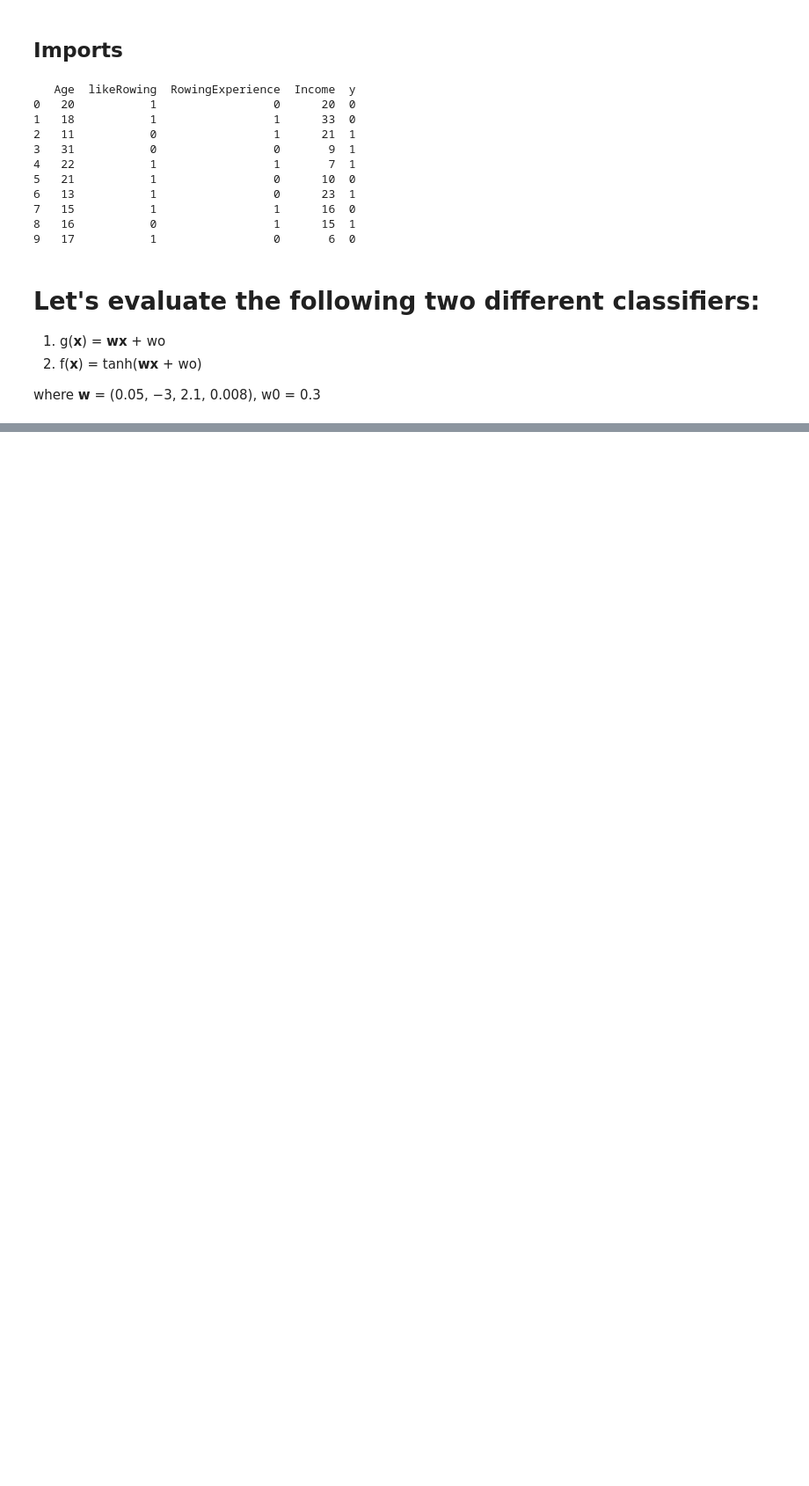
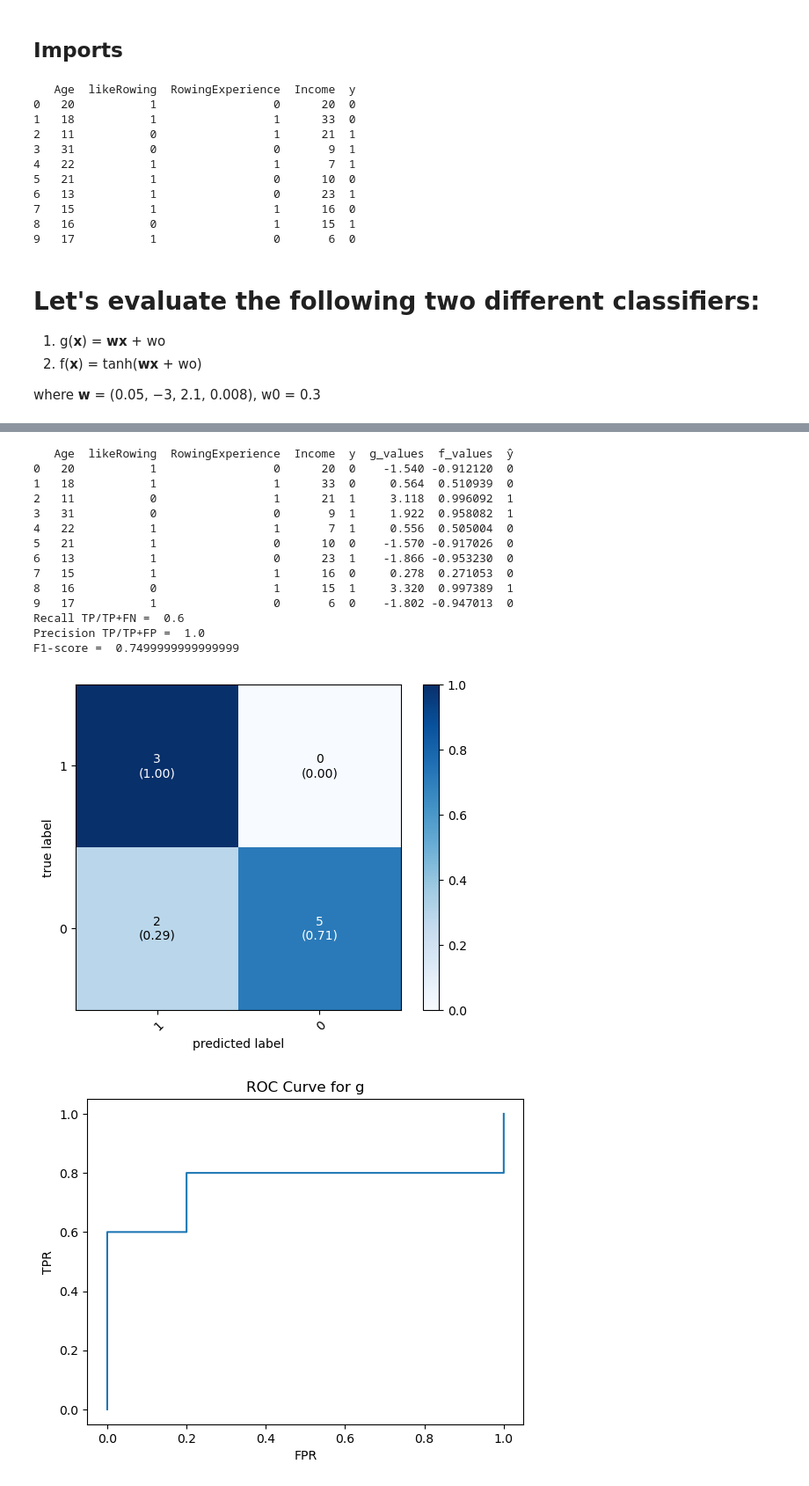
Before and after one commit to rfernandesdealbuquerque/classifiers-and-metrics, a Jupyter notebook: classifiers-metrics.ipynb, the cells around one changed output, grey strips where cells are left out. Shown: that part at 88% size. Saved outputs shown, nothing was run; the diff lists cells and outputs as text; code cells hidden in the pictures; blank space fills up the shorter version.

```diff
--- a/classifiers-metrics.ipynb
+++ b/classifiers-metrics.ipynb
@@ -83,7 +83,7 @@ def create_conf_matrix(df):
     fn = conf_matrix_arr.count('FN')
     tn = conf_matrix_arr.count('TN')
     recall = tp/(tp+fn)
-    precision = tp/(tp+fp) if tp+fp != 0 else 0
+    precision = tp/(tp+fp) if tp != 0 else 0
     fpr = fp/(fp + tn)
     f1_score = 2*((precision*recall)/(precision+recall)) if precision + recall != 0 else 0
     conf_matrix = np.array([[tp, fp],
@@ -101,8 +101,15 @@ def plot_roc(thresholds, df, vals_col_name):
         fpr_vals.append(fpr)
 
     plt.plot(fpr_vals, tpr_vals)
+    plt.title(f'ROC Curve for {vals_col_name[0]}')
+    plt.xlabel('FPR')
+    plt.ylabel('TPR')
     plt.show()
     plt.clf()
+
+    return fpr_vals, tpr_vals
+
+def calculate_auc(fpr_vals, tpr_vals):
 # %%
 #Calculating values for both g and f classifiers
 admission_df['g_values'] = admission_df.iloc[:, :4].apply(g, axis=1)
@@ -172,0 +145,39 @@ F1-score =  0.7499999999999999
+# %%
+admission_df['ŷ'] = admission_df['f_values'].apply(classify, args=(min_error_max_threshold,))
+print(admission_df)
+
+conf_matrix, recall, precision, fpr, f1_score = create_conf_matrix(admission_df)
+
+print('Recall TP/TP+FN = ', recall)
+print('Precision TP/TP+FP = ', precision)
+print('F1-score = ', f1_score)
+
+classes = ['1', '0']
+
+figure, ax = plot_confusion_matrix(conf_mat = conf_matrix,
+                                   class_names = classes,
+                                   show_absolute = True,
+                                   show_normed = True,
+                                   colorbar = True)
+
+plt.show()
+
+fpr_vals_g, tpr_vals_g = plot_roc(thresholds_g, admission_df, 'g_values')
+fpr_vals_f, tpr_vals_f = plot_roc(thresholds_f, admission_df, 'f_values')
+# %% [output]
+   Age  likeRowing  RowingExperience  Income  y  g_values  f_values  ŷ
+0   20           1                 0      20  0    -1.540 -0.912120  0
+1   18           1                 1      33  0     0.564  0.510939  0
+2   11           0                 1      21  1     3.118  0.996092  1
+3   31           0                 0       9  1     1.922  0.958082  1
+4   22           1                 1       7  1     0.556  0.505004  0
+5   21           1                 0      10  0    -1.570 -0.917026  0
+6   13           1                 0      23  1    -1.866 -0.953230  0
+7   15           1                 1      16  0     0.278  0.271053  0
+8   16           0                 1      15  1     3.320  0.997389  1
+9   17           1                 0       6  0    -1.802 -0.947013  0
+Recall TP/TP+FN =  0.6
+Precision TP/TP+FP =  1.0
+F1-score =  0.7499999999999999
+[figure, added]
+[figure, added]
```
Also changed, not shown: parts of 3 cells of this notebook.
